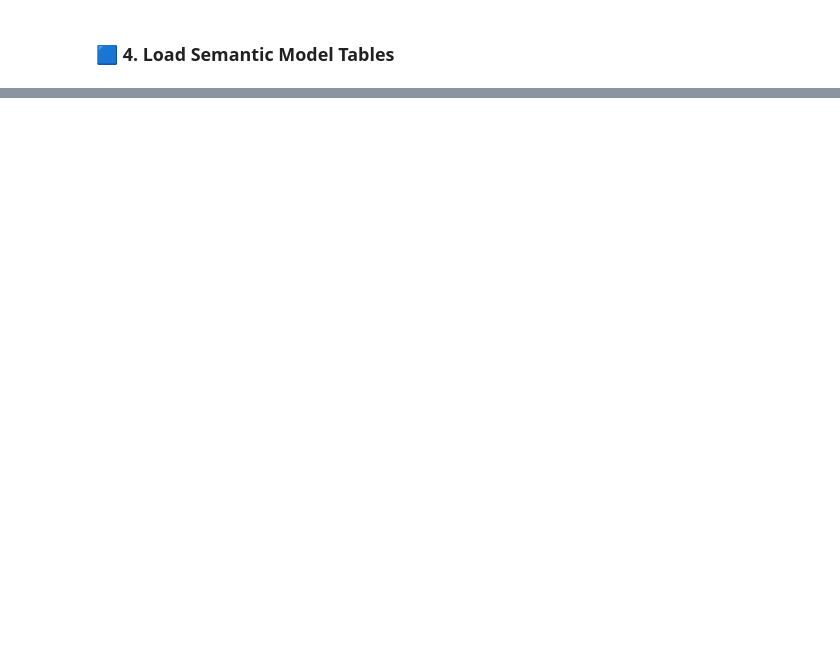
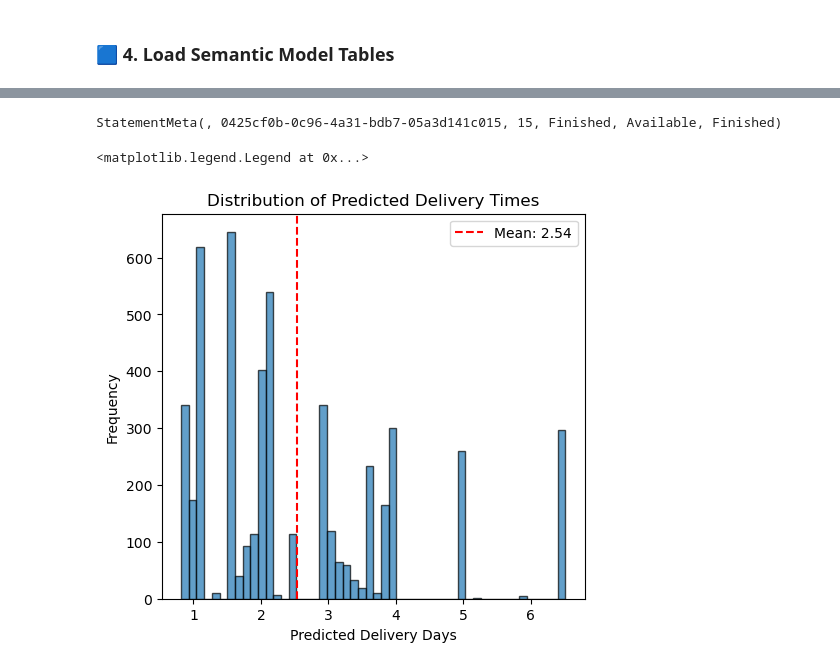
Before and after one commit to claraworkman/Fabric-Semantic-Link-AutoML-Regression, a Jupyter notebook: 03_batch_scoring_pipeline.ipynb, the cells around one changed output, grey strips where cells are left out. Saved outputs shown, nothing was run; the diff lists cells and outputs as text; code cells hidden in the pictures; blank space fills up the shorter version.

```diff
--- a/03_batch_scoring_pipeline.ipynb
+++ b/03_batch_scoring_pipeline.ipynb
@@ -50,8 +54,12 @@ Using model: models:/POC-DeliveryTimeModel-AutoML-Safe/2
 Loads the AutoML model exactly as it was trained, with preprocessing and encoders baked in.
 Since AutoML-Safe saves model.model as the underlying estimator, we load that.
 # %%
-# Load AutoML model (RandomForestEstimator in your case)
-model = mlflow.sklearn.load_model(MODEL_URI)
+# Construct model URI
+model_uri = f"models:/{MODEL_NAME}/{MODEL_VERSION}"
 
-print("Loaded model:", type(model))
+# Load model
+model = mlflow.sklearn.load_model(model_uri)
+
+print(f"✅ Loaded model: {type(model).__name__}")
+print(f"📍 From: {model_uri}")
 # %% [output]
@@ -128,5 +168,17 @@ Model expects features in this order:
 # %%
-df["predicted_delivery_days"] = model.model.predict(X_score)
+# Show sample predictions with context
+preview_cols = [
+    'shipment_id',
+    'carrier_name',
+    'service_level',
+    'distance_band',
+    'predicted_delivery_days',
+    'delivery_days_actual'  # if available for comparison
+]
 
-df[["shipment_id", "predicted_delivery_days"]].head()
+# Select available columns
+available_cols = [col for col in preview_cols if col in df.columns]
+
+print("Sample predictions:")
+print(df[available_cols].head(10))
 # %% [output]
@@ -159,0 +321,21 @@ StatementMeta(, dad233ac-c863-4768-b83c-d9c2ab16a2d0, 24, Finished, Available, F
+# %%
+import matplotlib.pyplot as plt
+import seaborn as sns
+
+### 🟦 7.6. Visualize Prediction Distribution
+
+plt.figure(figsize=(12, 5))
+
+# Histogram
+plt.subplot(1, 2, 1)
+plt.hist(df['predicted_delivery_days'], bins=50, edgecolor='black', alpha=0.7)
+plt.xlabel('Predicted Delivery Days')
+plt.ylabel('Frequency')
+plt.title('Distribution of Predicted Delivery Times')
+plt.axvline(df['predicted_delivery_days'].mean(), color='r', linestyle='--',
+            label=f'Mean: {df["predicted_delivery_days"].mean():.2f}')
+plt.legend()
+# %% [output]
+StatementMeta(, 0425cf0b-0c96-4a31-bdb7-05a3d141c015, 15, Finished, Available, Finished)
+<matplotlib.legend.Legend at 0x...>
+[figure, added]
```
Also changed, not shown: parts of 27 cells of this notebook, 5 other files.
